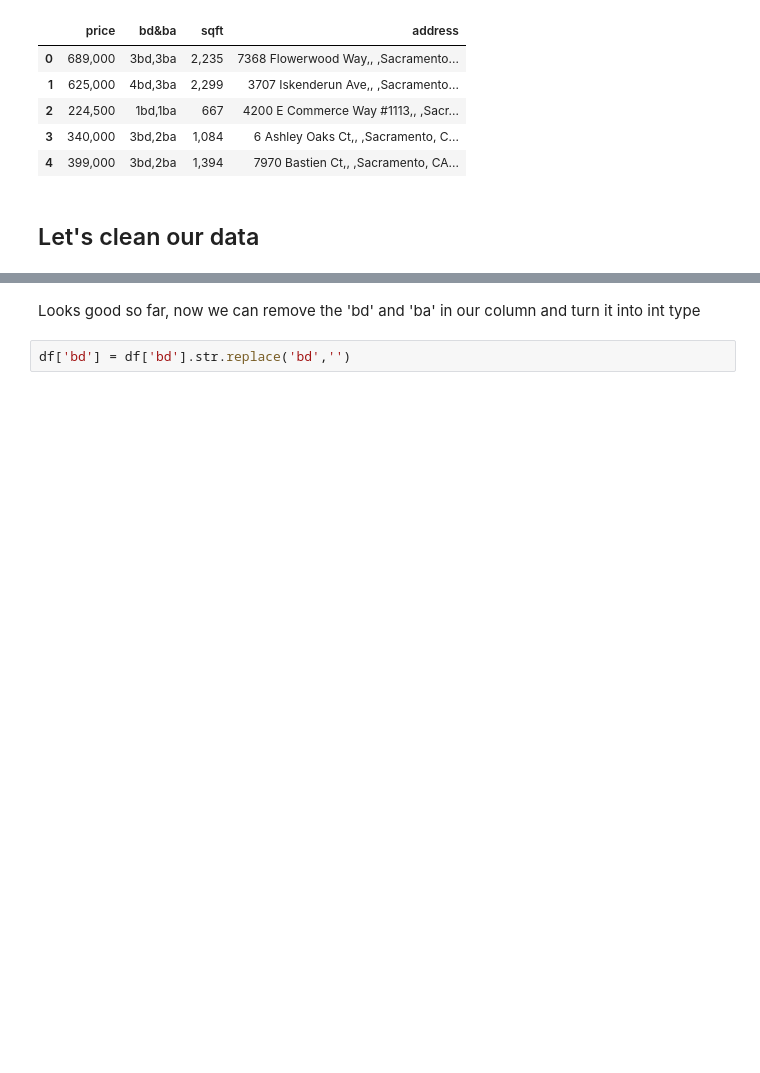
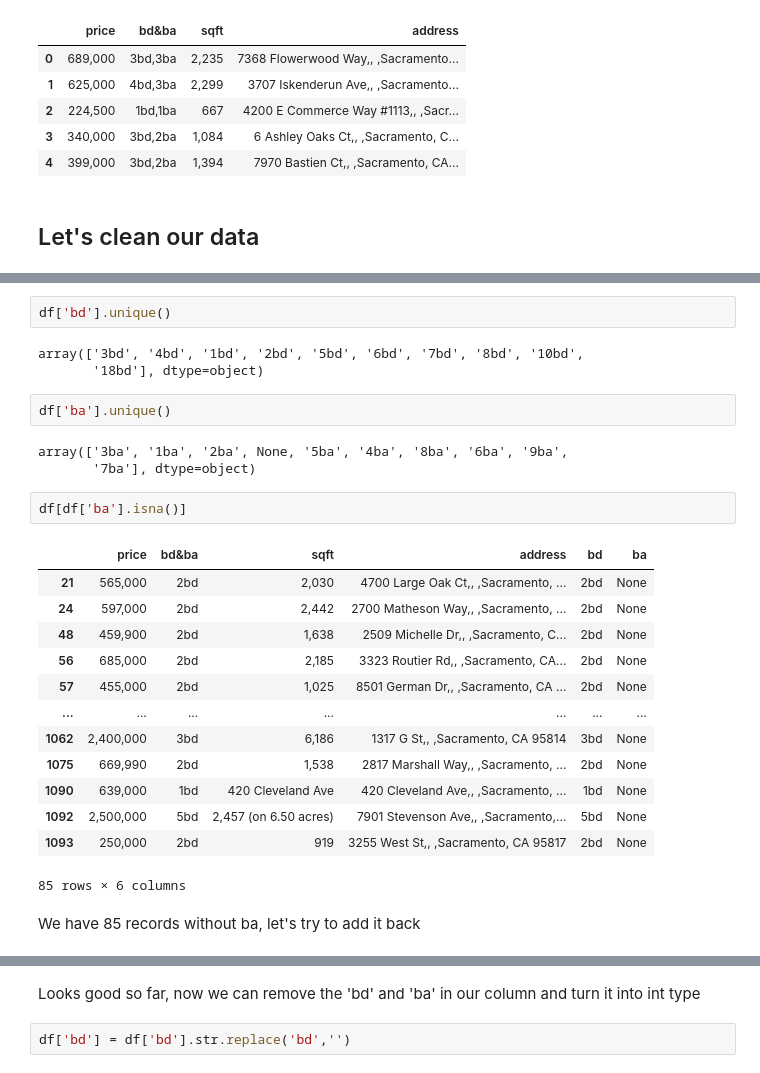
Before and after one commit to PlacidSerene/Housing-Analysis, a Jupyter notebook: House_Prediction.ipynb, the cells around one changed output, grey strips where cells are left out. Drawn from its saved outputs; the diff is of its cells as text; blank space fills up the shorter version.

```diff
--- a/House_Prediction.ipynb
+++ b/House_Prediction.ipynb
@@ -59,0 +129,28 @@ df
+# %%
+df['bd'].unique()
+# %% [output]
+array(['3bd', '4bd', '1bd', '2bd', '5bd', '6bd', '7bd', '8bd', '10bd',
+       '18bd'], dtype=object)
+# %%
+df['ba'].unique()
+# %% [output]
+array(['3ba', '1ba', '2ba', None, '5ba', '4ba', '8ba', '6ba', '9ba',
+       '7ba'], dtype=object)
+# %%
+df[df['ba'].isna()]
+# %% [output]
+|  | price | bd&ba | sqft | address | bd | ba |
+| 21 | 565,000 | 2bd | 2,030 | 4700 Large Oak Ct,, ,Sacramento, ... | 2bd | None |
+| 24 | 597,000 | 2bd | 2,442 | 2700 Matheson Way,, ,Sacramento, ... | 2bd | None |
+| 48 | 459,900 | 2bd | 1,638 | 2509 Michelle Dr,, ,Sacramento, C... | 2bd | None |
+| 56 | 685,000 | 2bd | 2,185 | 3323 Routier Rd,, ,Sacramento, CA... | 2bd | None |
+| 57 | 455,000 | 2bd | 1,025 | 8501 German Dr,, ,Sacramento, CA ... | 2bd | None |
+| ... | ... | ... | ... | ... | ... | ... |
+| 1062 | 2,400,000 | 3bd | 6,186 | 1317 G St,, ,Sacramento, CA 95814 | 3bd | None |
+| 1075 | 669,990 | 2bd | 1,538 | 2817 Marshall Way,, ,Sacramento, ... | 2bd | None |
+| 1090 | 639,000 | 1bd | 420 Cleveland Ave | 420 Cleveland Ave,, ,Sacramento, ... | 1bd | None |
+| 1092 | 2,500,000 | 5bd | 2,457 (on 6.50 acres) | 7901 Stevenson Ave,, ,Sacramento,... | 5bd | None |
+| 1093 | 250,000 | 2bd | 919 | 3255 West St,, ,Sacramento, CA 95817 | 2bd | None |
+85 rows × 6 columns
+# %% [markdown]
+We have 85 records without ba, let's try to add it back
```
Also changed, not shown: parts of 42 cells of this notebook.
